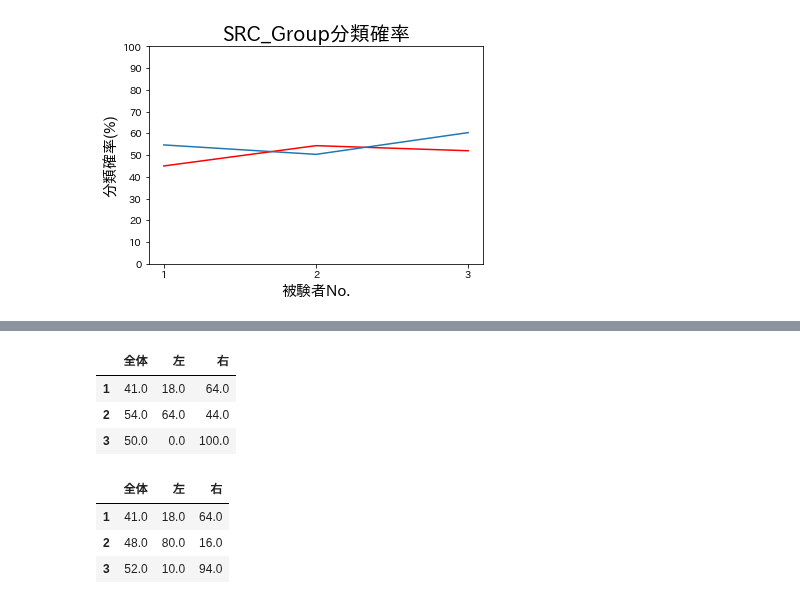
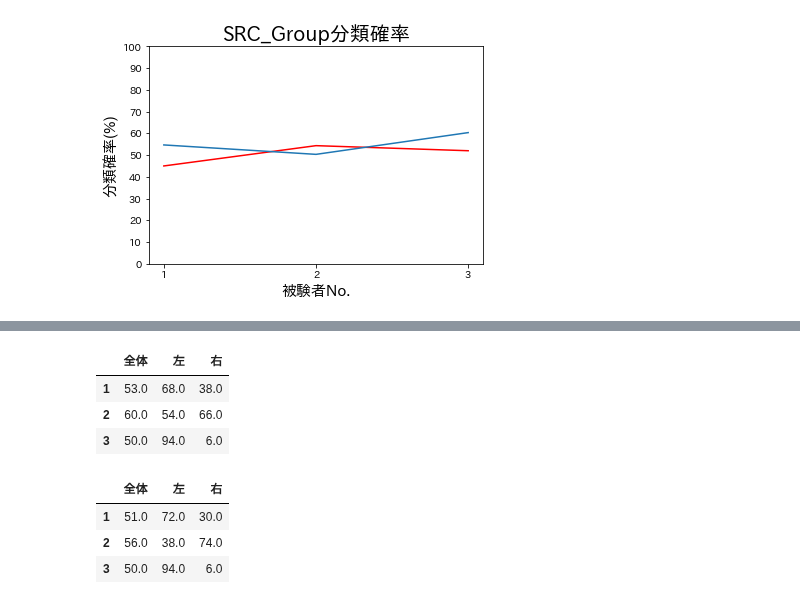
Before and after one commit to kotatakehara/BCI, a Jupyter notebook: SRC_develop/SRC_Group_function_weight.ipynb, the cells around one changed output, grey strips where cells are left out. Saved outputs shown, nothing was run; the diff lists cells and outputs as text; code cells hidden in the pictures.

```diff
--- a/SRC_develop/SRC_Group_function_weight.ipynb
+++ b/SRC_develop/SRC_Group_function_weight.ipynb
@@ -1341,17 +1341,17 @@ df
 # %%
 #train=30,test=40で分類を行った結果
 probability = np.array([])
-temp,temp1,temp2 = SRC_test("emotiv_data/feat_left_emotiv_20.txt","emotiv_data/feat_right_emotiv_20.txt","emotiv_data/feat_test_left_emotiv.txt","emotiv_data/feat_test_right_emotiv.txt"
+temp,temp1,temp2 = SRC_test("emotiv_data/feat_left_emotiv_20.txt","emotiv_data/feat_right_emotiv_20.txt","emotiv_data/feat_test_left_emotiv_20.txt","emotiv_data/feat_test_right_emotiv_20.txt"
                            ,"feat_2a_125Hz_30_2/feat_left_A03T_30.txt","feat_2a_125Hz_30_2/feat_right_A03T_30.txt"
                            ,"feat_2a_125Hz_30_2/feat_left_A01T_30.txt","feat_2a_125Hz_30_2/feat_right_A01T_30.txt","feat_2a_125Hz_30_2/feat_left_A09T_30.txt","feat_2a_125Hz_30_2/feat_right_A09T_30.txt")
 temp_l = np.array([temp,temp1,temp2])
 probability = np.append(probability,temp_l,axis=0)
-temp,temp1,temp2 = SRC_test("emotiv_data_2/feat_left_emotiv_20.txt","emotiv_data_2/feat_right_emotiv_20.txt","emotiv_data_2/feat_test_left_emotiv.txt","emotiv_data_2/feat_test_right_emotiv.txt"
+temp,temp1,temp2 = SRC_test("emotiv_data_2/feat_left_emotiv_20.txt","emotiv_data_2/feat_right_emotiv_20.txt","emotiv_data_2/feat_test_left_emotiv_20.txt","emotiv_data_2/feat_test_right_emotiv_20.txt"
                            ,"feat_2a_125Hz_30_2/feat_left_A03T_30.txt","feat_2a_125Hz_30_2/feat_right_A03T_30.txt"
                            ,"feat_2a_125Hz_30_2/feat_left_A01T_30.txt","feat_2a_125Hz_30_2/feat_right_A01T_30.txt","feat_2a_125Hz_30_2/feat_left_A09T_30.txt","feat_2a_125Hz_30_2/feat_right_A09T_30.txt")
 temp_l = np.array([temp,temp1,temp2])
 probability = np.append(probability,temp_l,axis=0)
-temp,temp1,temp2 = SRC_test("emotiv_data_3/feat_left_emotiv_20.txt","emotiv_data_3/feat_right_emotiv_20.txt","emotiv_data_3/feat_test_left_emotiv.txt","emotiv_data_3/feat_test_right_emotiv.txt"
+temp,temp1,temp2 = SRC_test("emotiv_data_3/feat_left_emotiv_20.txt","emotiv_data_3/feat_right_emotiv_20.txt","emotiv_data_3/feat_test_left_emotiv_20.txt","emotiv_data_3/feat_test_right_emotiv_20.txt"
                            ,"feat_2a_125Hz_30_2/feat_left_A03T_30.txt","feat_2a_125Hz_30_2/feat_right_A03T_30.txt"
                            ,"feat_2a_125Hz_30_2/feat_left_A01T_30.txt","feat_2a_125Hz_30_2/feat_right_A01T_30.txt","feat_2a_125Hz_30_2/feat_left_A09T_30.txt","feat_2a_125Hz_30_2/feat_right_A09T_30.txt")
 temp_l = np.array([temp,temp1,temp2])
@@ -1362,36 +1362,36 @@ df = pd.DataFrame(probability_2,columns=feature1,index=name2)
 df
 # %% [output]
 |  | 全体 | 左 | 右 |
-| 1 | 41.0 | 18.0 | 64.0 |
-| 2 | 54.0 | 64.0 | 44.0 |
-| 3 | 50.0 | 0.0 | 100.0 |
+| 1 | 53.0 | 68.0 | 38.0 |
+| 2 | 60.0 | 54.0 | 66.0 |
+| 3 | 50.0 | 94.0 | 6.0 |
 # %%
 #train=30,test=40で分類を行った結果
 probability = np.array([])
-temp,temp1,temp2 = SRC_test("emotiv_data/feat_left_emotiv_20.txt","emotiv_data/feat_right_emotiv_20.txt","emotiv_data/feat_test_left_emotiv.txt","emotiv_data/feat_test_right_emotiv.txt"
+temp,temp1,temp2 = SRC_test("emotiv_data/feat_left_emotiv_20.txt","emotiv_data/feat_right_emotiv_20.txt","emotiv_data/feat_test_left_emotiv_20.txt","emotiv_data/feat_test_right_emotiv_20.txt"
                            ,"feat_2a_125Hz_30_3/feat_left_A03T_30.txt","feat_2a_125Hz_30_3/feat_right_A03T_30.txt"
                            ,"feat_2a_125Hz_30_3/feat_left_A01T_30.txt","feat_2a_125Hz_30_3/feat_right_A01T_30.txt","feat_2a_125Hz_30_3/feat_left_A09T_30.txt","feat_2a_125Hz_30_3/feat_right_A09T_30.txt")
 temp_l = np.array([temp,temp1,temp2])
 probability = np.append(probability,temp_l,axis=0)
-temp,temp1,temp2 = SRC_test("emotiv_data_2/feat_left_emotiv_20.txt","emotiv_data_2/feat_right_emotiv_20.txt","emotiv_data_2/feat_test_left_emotiv.txt","emotiv_data_2/feat_test_right_emotiv.txt"
+temp,temp1,temp2 = SRC_test("emotiv_data_2/feat_left_emotiv_20.txt","emotiv_data_2/feat_right_emotiv_20.txt","emotiv_data_2/feat_test_left_emotiv_20.txt","emotiv_data_2/feat_test_right_emotiv_20.txt"
                            ,"feat_2a_125Hz_30_3/feat_left_A03T_30.txt","feat_2a_125Hz_30_3/feat_right_A03T_30.txt"
                            ,"feat_2a_125Hz_30_3/feat_left_A01T_30.txt","feat_2a_125Hz_30_3/feat_right_A01T_30.txt","feat_2a_125Hz_30_3/feat_left_A09T_30.txt","feat_2a_125Hz_30_3/feat_right_A09T_30.txt")
 temp_l = np.array([temp,temp1,temp2])
 probability = np.append(probability,temp_l,axis=0)
-temp,temp1,temp2 = SRC_test("emotiv_data_3/feat_left_emotiv_20.txt","emotiv_data_3/feat_right_emotiv_20.txt","emotiv_data_3/feat_test_left_emotiv.txt","emotiv_data_3/feat_test_right_emotiv.txt"
+temp,temp1,temp2 = SRC_test("emotiv_data_3/feat_left_emotiv_20.txt","emotiv_data_3/feat_right_emotiv_20.txt","emotiv_data_3/feat_test_left_emotiv_20.txt","emotiv_data_3/feat_test_right_emotiv_20.txt"
                            ,"feat_2a_125Hz_30_3/feat_left_A03T_30.txt","feat_2a_125Hz_30_3/feat_right_A03T_30.txt"
                            ,"feat_2a_125Hz_30_3/feat_left_A01T_30.txt","feat_2a_125Hz_30_3/feat_right_A01T_30.txt","feat_2a_125Hz_30_3/feat_left_A09T_30.txt","feat_2a_125Hz_30_3/feat_right_A09T_30.txt")
 temp_l = np.array([temp,temp1,temp2])
 probability = np.append(probability,temp_l,axis=0)
 probability_3 = probability.reshape([3, 3])
 df = pd.DataFrame(probability_3,columns=feature1,index=name2)
 #df.to_csv("pandas_test.csv")
 df
 # %% [output]
 |  | 全体 | 左 | 右 |
-| 1 | 41.0 | 18.0 | 64.0 |
-| 2 | 48.0 | 80.0 | 16.0 |
-| 3 | 52.0 | 10.0 | 94.0 |
+| 1 | 51.0 | 72.0 | 30.0 |
+| 2 | 56.0 | 38.0 | 74.0 |
+| 3 | 50.0 | 94.0 | 6.0 |
 # %%
 p_average_125Hz = (probability_1+probability_2+probability_3)/3
 df = pd.DataFrame(p_average_125Hz,columns=feature1,index=name2)
```
Also changed, not shown: parts of 16 cells of this notebook.
